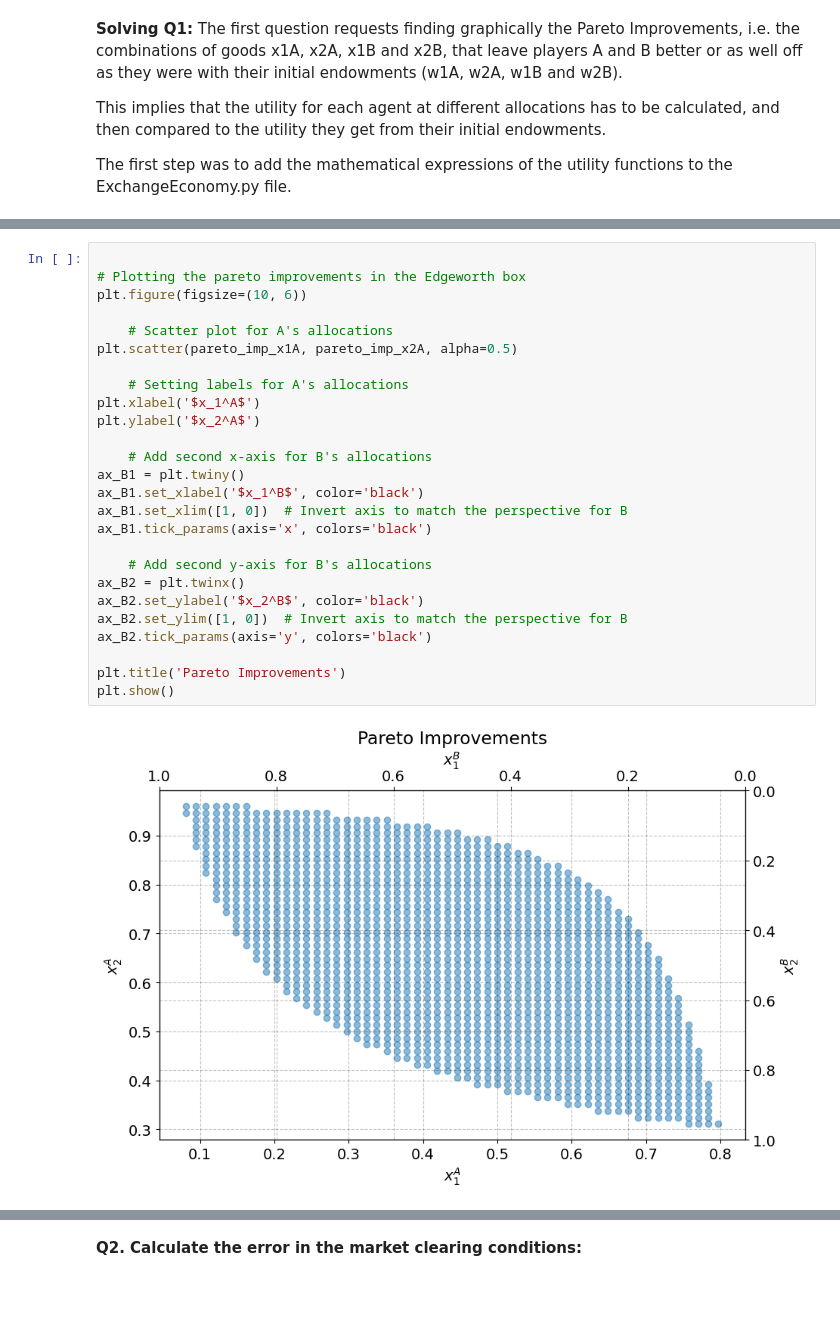
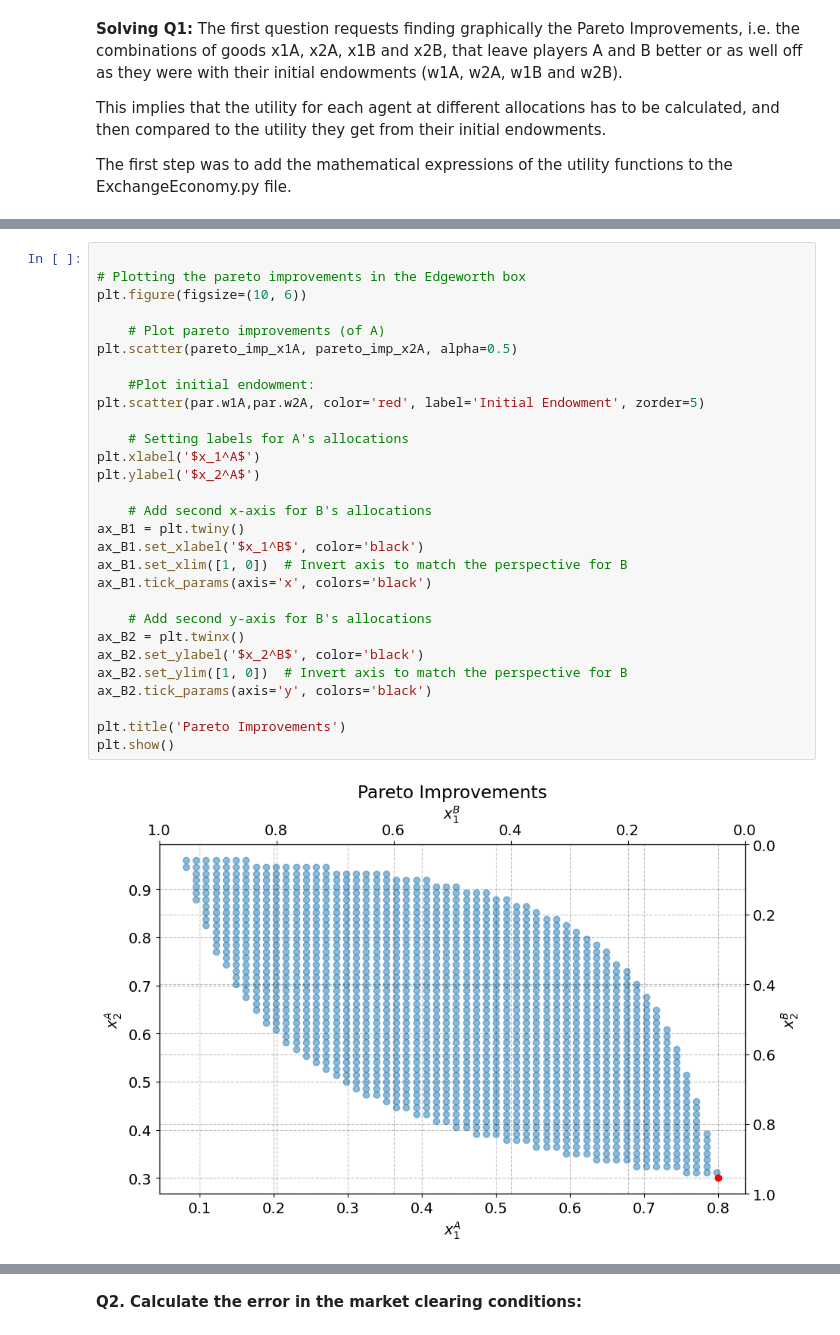
Before and after one commit to NumEconCopenhagen/projects-2024-isabel_nicole_snorri, a Jupyter notebook: inauguralproject/Documents from Lectures/InauguralProject2024.ipynb, the cells around one changed output, grey strips where cells are left out. Drawn from its saved outputs; the diff is of its cells as text; blank space fills up the shorter version.

```diff
--- a/inauguralproject/Documents from Lectures/InauguralProject2024.ipynb
+++ b/inauguralproject/Documents from Lectures/InauguralProject2024.ipynb
@@ -108,29 +108,32 @@ for x1A in x1A_grid:
 # %%
 
 # Plotting the pareto improvements in the Edgeworth box
 plt.figure(figsize=(10, 6))
 
-    # Scatter plot for A's allocations
+    # Plot pareto improvements (of A)
 plt.scatter(pareto_imp_x1A, pareto_imp_x2A, alpha=0.5)
+
+    #Plot initial endowment:
+plt.scatter(par.w1A,par.w2A, color='red', label='Initial Endowment', zorder=5)
 
     # Setting labels for A's allocations
 plt.xlabel('$x_1^A$')
 plt.ylabel('$x_2^A$')
 
     # Add second x-axis for B's allocations
 ax_B1 = plt.twiny()
 ax_B1.set_xlabel('$x_1^B$', color='black')
 ax_B1.set_xlim([1, 0])  # Invert axis to match the perspective for B
 ax_B1.tick_params(axis='x', colors='black')
 
     # Add second y-axis for B's allocations
 ax_B2 = plt.twinx()
 ax_B2.set_ylabel('$x_2^B$', color='black')
 ax_B2.set_ylim([1, 0])  # Invert axis to match the perspective for B
 ax_B2.tick_params(axis='y', colors='black')
 
 plt.title('Pareto Improvements')
 plt.show()
 # %% [output]
-[figure, old version]
+[figure, new version]
 # %% [markdown]
```
Also changed, not shown: parts of 15 cells of this notebook, 1 other file.
